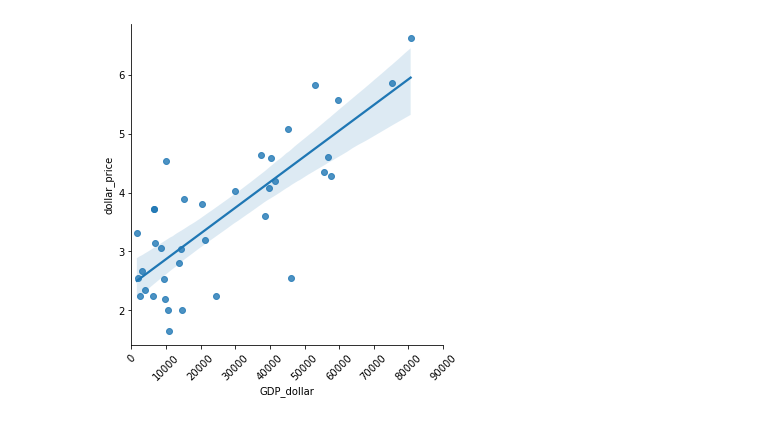
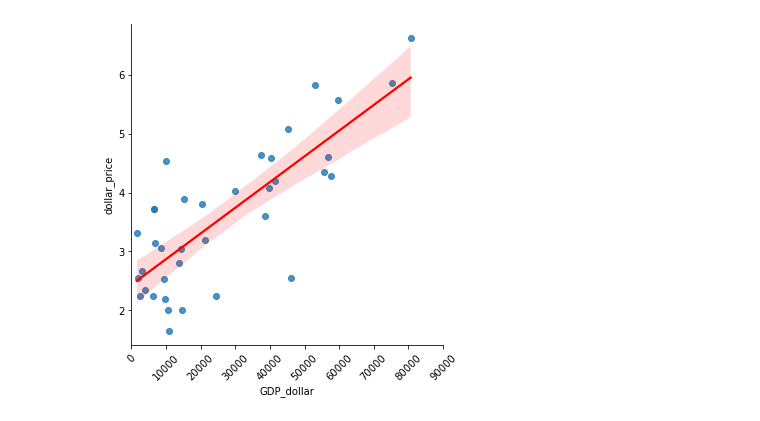
Before and after one commit to NatKTh/NK_Training, a Jupyter notebook: test1.ipynb, the cells around one changed output. Drawn from its saved outputs; the diff is of its cells as text; code cells hidden in the pictures.

```diff
--- a/test1.ipynb
+++ b/test1.ipynb
@@ -25,7 +25,7 @@ df2 = df[(df['date'].dt.year==2019) & (df['date'].dt.month==1)]
 #df2.head()
 # %%
 #plt.figure(figsize=(5,4))
-ax = sns.lmplot(x='GDP_dollar',y='dollar_price',data=df2)
+ax = sns.lmplot(x='GDP_dollar',y='dollar_price',data=df2,line_kws={'color': 'red'})
 ax.set_xticklabels(rotation=45);
 # %% [output]
-[figure, old version]
+[figure, new version]
```
Also changed, not shown: 2 other files.
